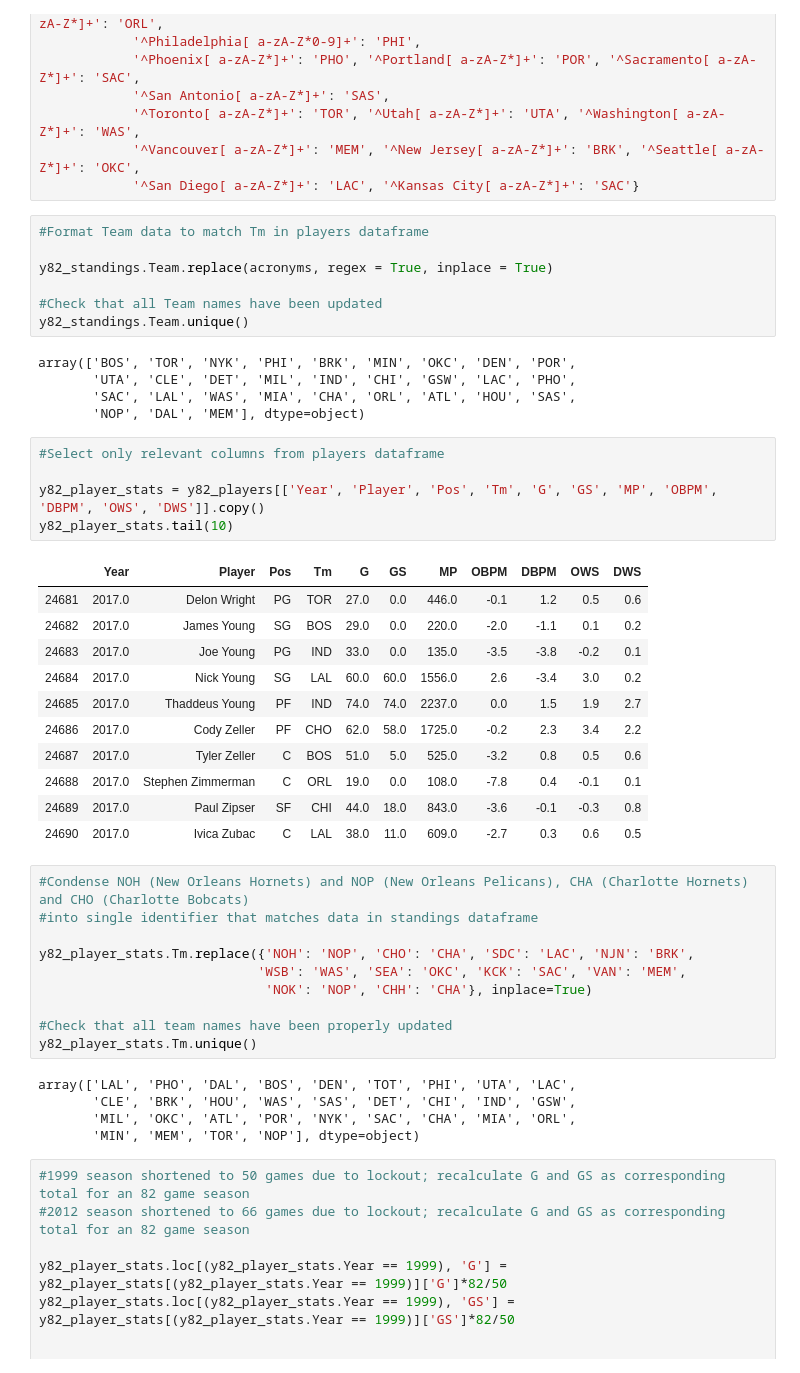
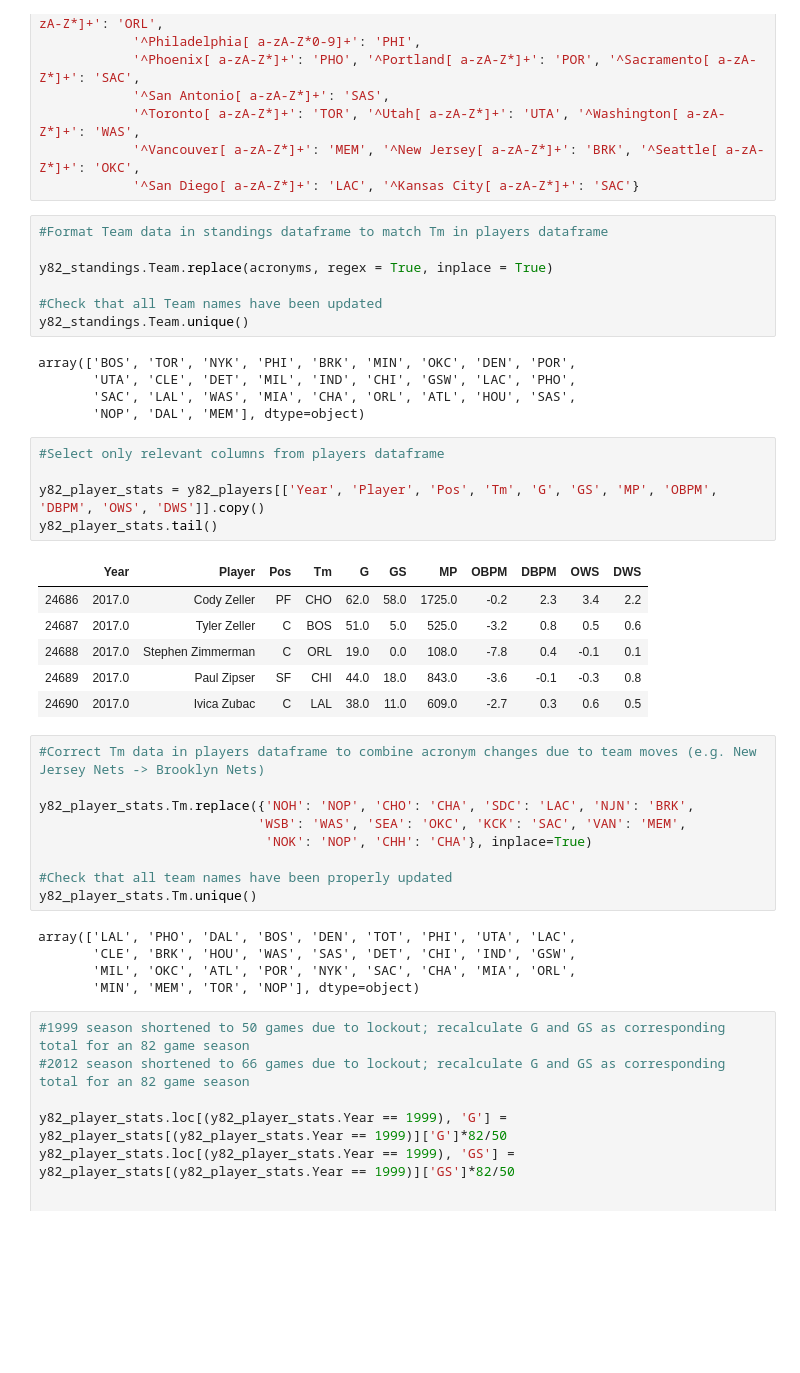
Before and after one commit to nteuthorn/Thinkful_Capstone1, a Jupyter notebook: Capstone 1.ipynb, the cells around one changed output. Cells and saved outputs as stored; diff of their text form; blank space fills up the shorter version.

```diff
--- a/Capstone 1.ipynb
+++ b/Capstone 1.ipynb
@@ -82,7 +70,7 @@ acronyms = {'^Atlanta[ a-zA-Z*]+': 'ATL', '^Brooklyn[ a-zA-Z*]+': 'BRK', '^Bosto
             '^Vancouver[ a-zA-Z*]+': 'MEM', '^New Jersey[ a-zA-Z*]+': 'BRK', '^Seattle[ a-zA-Z*]+': 'OKC',
             '^San Diego[ a-zA-Z*]+': 'LAC', '^Kansas City[ a-zA-Z*]+': 'SAC'}
 # %%
-#Format Team data to match Tm in players dataframe
+#Format Team data in standings dataframe to match Tm in players dataframe
 
 y82_standings.Team.replace(acronyms, regex = True, inplace = True)
 
@@ -96,23 +84,17 @@ array(['BOS', 'TOR', 'NYK', 'PHI', 'BRK', 'MIN', 'OKC', 'DEN', 'POR',
 # %%
 #Select only relevant columns from players dataframe
 
 y82_player_stats = y82_players[['Year', 'Player', 'Pos', 'Tm', 'G', 'GS', 'MP', 'OBPM', 'DBPM', 'OWS', 'DWS']].copy()
-y82_player_stats.tail(10)
+y82_player_stats.tail()
 # %% [output]
 |  | Year | Player | Pos | Tm | G | GS | MP | OBPM | DBPM | OWS | DWS |
-| 24681 | 2017.0 | Delon Wright | PG | TOR | 27.0 | 0.0 | 446.0 | -0.1 | 1.2 | 0.5 | 0.6 |
-| 24682 | 2017.0 | James Young | SG | BOS | 29.0 | 0.0 | 220.0 | -2.0 | -1.1 | 0.1 | 0.2 |
-| 24683 | 2017.0 | Joe Young | PG | IND | 33.0 | 0.0 | 135.0 | -3.5 | -3.8 | -0.2 | 0.1 |
-| 24684 | 2017.0 | Nick Young | SG | LAL | 60.0 | 60.0 | 1556.0 | 2.6 | -3.4 | 3.0 | 0.2 |
-| 24685 | 2017.0 | Thaddeus Young | PF | IND | 74.0 | 74.0 | 2237.0 | 0.0 | 1.5 | 1.9 | 2.7 |
 | 24686 | 2017.0 | Cody Zeller | PF | CHO | 62.0 | 58.0 | 1725.0 | -0.2 | 2.3 | 3.4 | 2.2 |
 | 24687 | 2017.0 | Tyler Zeller | C | BOS | 51.0 | 5.0 | 525.0 | -3.2 | 0.8 | 0.5 | 0.6 |
 | 24688 | 2017.0 | Stephen Zimmerman | C | ORL | 19.0 | 0.0 | 108.0 | -7.8 | 0.4 | -0.1 | 0.1 |
 | 24689 | 2017.0 | Paul Zipser | SF | CHI | 44.0 | 18.0 | 843.0 | -3.6 | -0.1 | -0.3 | 0.8 |
 | 24690 | 2017.0 | Ivica Zubac | C | LAL | 38.0 | 11.0 | 609.0 | -2.7 | 0.3 | 0.6 | 0.5 |
 # %%
-#Condense NOH (New Orleans Hornets) and NOP (New Orleans Pelicans), CHA (Charlotte Hornets) and CHO (Charlotte Bobcats)
-#into single identifier that matches data in standings dataframe
+#Correct Tm data in players dataframe to combine acronym changes due to team moves (e.g. New Jersey Nets -> Brooklyn Nets)
 
 y82_player_stats.Tm.replace({'NOH': 'NOP', 'CHO': 'CHA', 'SDC': 'LAC', 'NJN': 'BRK',
                             'WSB': 'WAS', 'SEA': 'OKC', 'KCK': 'SAC', 'VAN': 'MEM',
```
Also changed, not shown: parts of 22 cells of this notebook.
